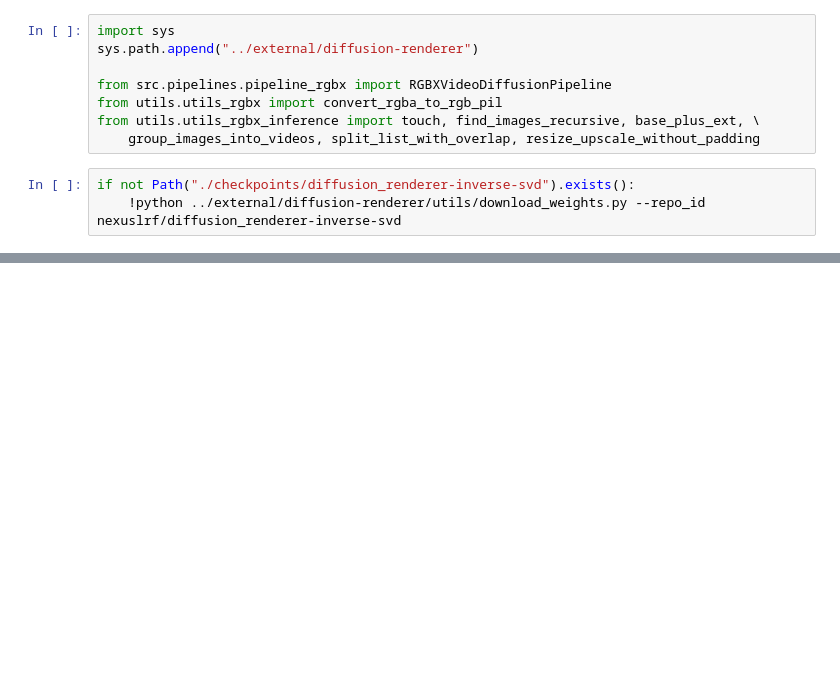
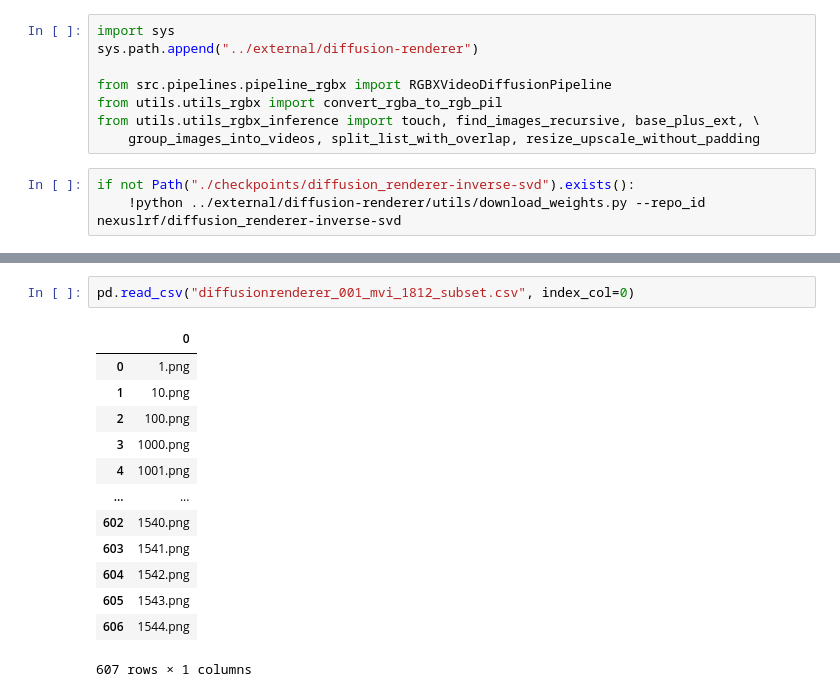
Before and after one commit to HannesLeonhard/adl4cv_ws25-26_Relightable-Avatars, a Jupyter notebook: notebooks/eval_diffusionrenderer.ipynb, the cells around one changed output, grey strips where cells are left out. Cells and saved outputs as stored; diff of their text form; blank space fills up the shorter version.

```diff
--- a/notebooks/eval_diffusionrenderer.ipynb
+++ b/notebooks/eval_diffusionrenderer.ipynb
@@ -208 +270,17 @@ processing_list = validation_video_list
+# %%
+pd.read_csv("diffusionrenderer_001_mvi_1812_subset.csv", index_col=0)
+# %% [output]
+|  | 0 |
+| 0 | 1.png |
+| 1 | 10.png |
+| 2 | 100.png |
+| 3 | 1000.png |
+| 4 | 1001.png |
+| ... | ... |
+| 602 | 1540.png |
+| 603 | 1541.png |
+| 604 | 1542.png |
+| 605 | 1543.png |
+| 606 | 1544.png |
+607 rows × 1 columns
 # %%
```
Also changed, not shown: parts of 17 cells of this notebook, 4 other files.
